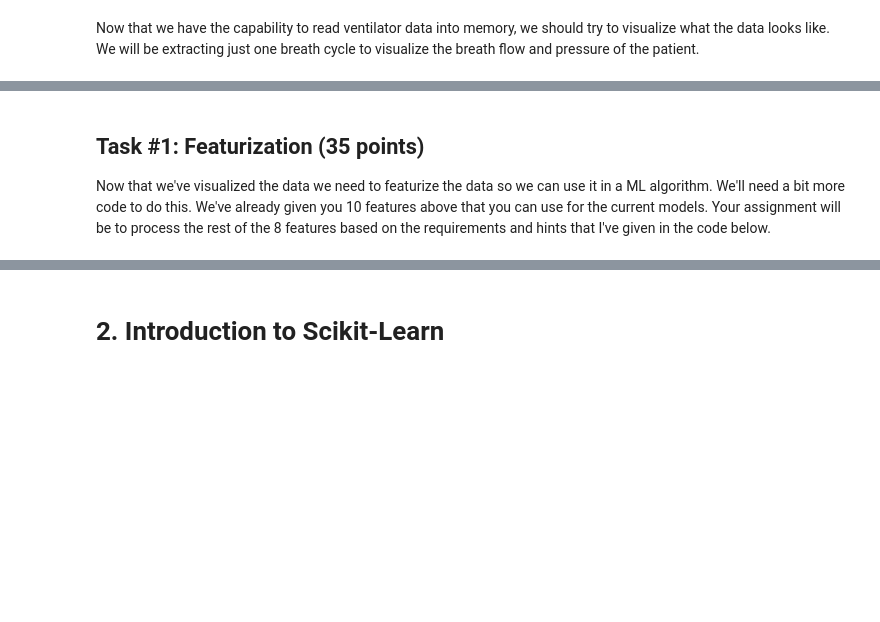
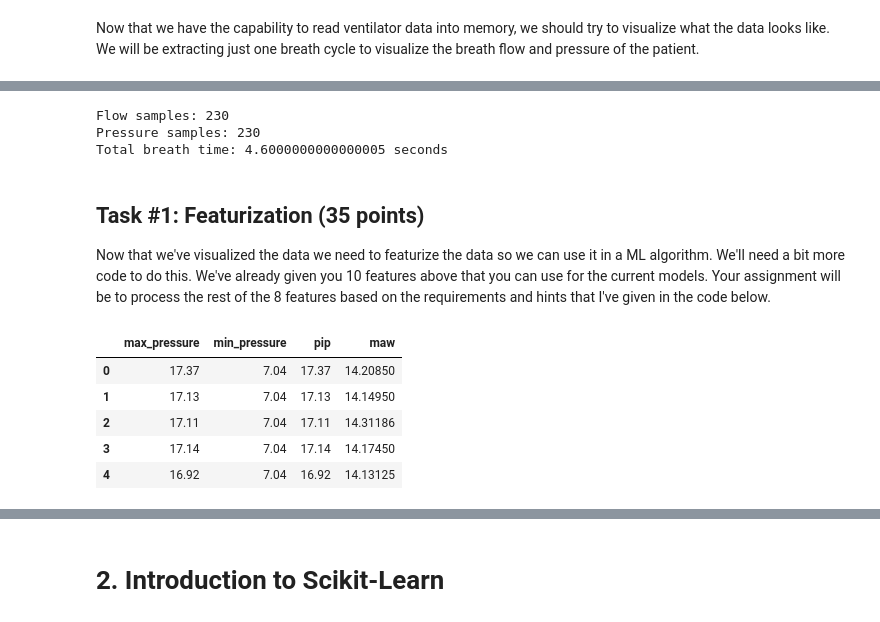
Before and after one commit to 110782829/EEC174-Lab2, a Jupyter notebook: Lab2.ipynb, the cells around one changed output, grey strips where cells are left out. Saved outputs shown, nothing was run; the diff lists cells and outputs as text; code cells hidden in the pictures; blank space fills up the shorter version.

Commit message:
feature extraction

```diff
--- a/Lab2.ipynb
+++ b/Lab2.ipynb
@@ -137,3 +137,13 @@ plt.show()
+# %%
+print("Flow samples:", len(flow))
+print("Pressure samples:", len(pressure))
+
+total_time = len(flow) * 0.02
+print("Total breath time:", total_time, "seconds")
+# %% [output]
+Flow samples: 230
+Pressure samples: 230
+Total breath time: 4.6000000000000005 seconds
 # %% [markdown]
 ## **Task \#1: Featurization** (35 points)
 
@@ -188,31 +198,31 @@ def extract_features_for_file(filename, existing_features):
         #
         # Expiratory Time. The amount of time a patient is exhaling
         # time unit: second
-        e_time = '''TODO'''
+        e_time = len(flow) * 0.02 - i_time
         #
         # I:E ratio. The ratio of inspiratory to expiratory time. Measured by i_time/e_time
-        i_e_ratio = '''TODO'''
+        i_e_ratio = i_time / e_time
         #
         # Respiratory rate. The number of breaths a patient is breathing. This is measured by
         # 60 / (total breath time in seconds)
-        rr = '''TODO'''
+        rr = 60 / (i_time + e_time)
         #
         # Tidal volume inhaled. The amount of air volume inhaled in the breath.
         # Hint: use the simps function.
         # This will output volume in L/min, convert to ml/sec (* 1000 / 60)
-        tvi = '''TODO'''
+        tvi = simps(flow[:x0_index], dx = 0.02) * 1000 / 60
         #
         # Tidal volume ratio. Measured by tve/tvi
-        tve_tvi_ratio = '''TODO'''
+        tve_tvi_ratio = tve / tvi
         #
         # Minimum pressure of the breath
-        min_pressure = '''TODO'''
+        min_pressure = min_pressure = min(pressure)
         #
         # PIP - peak inspiratory pressure. The peak pressure during inhalation
-        pip = '''TODO'''
+        pip = max(pressure[:x0_index])
         #
         # MAW - mean airway pressure for inhalation.
-        maw = '''TODO'''
+        maw = mean(pressure[:x0_index])
 
         all_features.append([
             breath_id, i_time, e_time, i_e_ratio, rr, tvi, tve, tve_tvi_ratio,
@@ -225,6 +235,19 @@ def extract_features_for_file(filename, existing_features):
         'min_pressure', 'pip', 'maw', 'peep', 'ip_auc', 'ep_auc', 'patient'
     ]
     return all_features, columns
+# %%
+# Check
+
+filename = glob('data/66/*.csv')[0]
+features, columns = extract_features_for_file(filename, train_x[train_x.patient == 66])
+pd.DataFrame(features, columns=columns).iloc[:5, 10:14]
+# %% [output]
+|  | max_pressure | min_pressure | pip | maw |
+| 0 | 17.37 | 7.04 | 17.37 | 14.20850 |
+| 1 | 17.13 | 7.04 | 17.13 | 14.14950 |
+| 2 | 17.11 | 7.04 | 17.11 | 14.31186 |
+| 3 | 17.14 | 7.04 | 17.14 | 14.17450 |
+| 4 | 16.92 | 7.04 | 16.92 | 14.13125 |
 # %%
 def remake_dataset(dataset):
     data_files = glob(os.path.join('data', '*/*.csv'))
```
Also changed, not shown: parts of 3 cells of this notebook.
